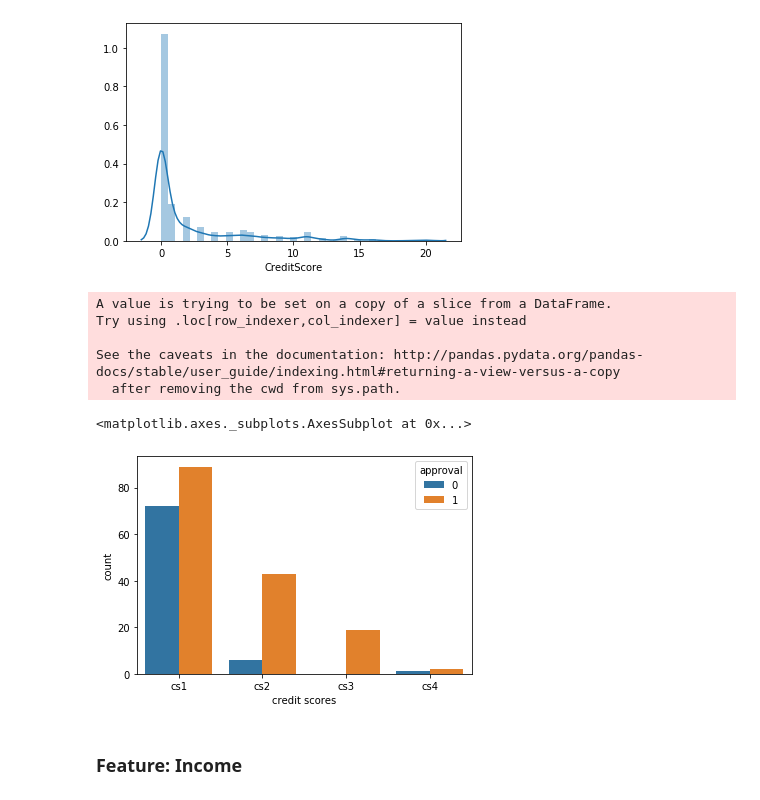
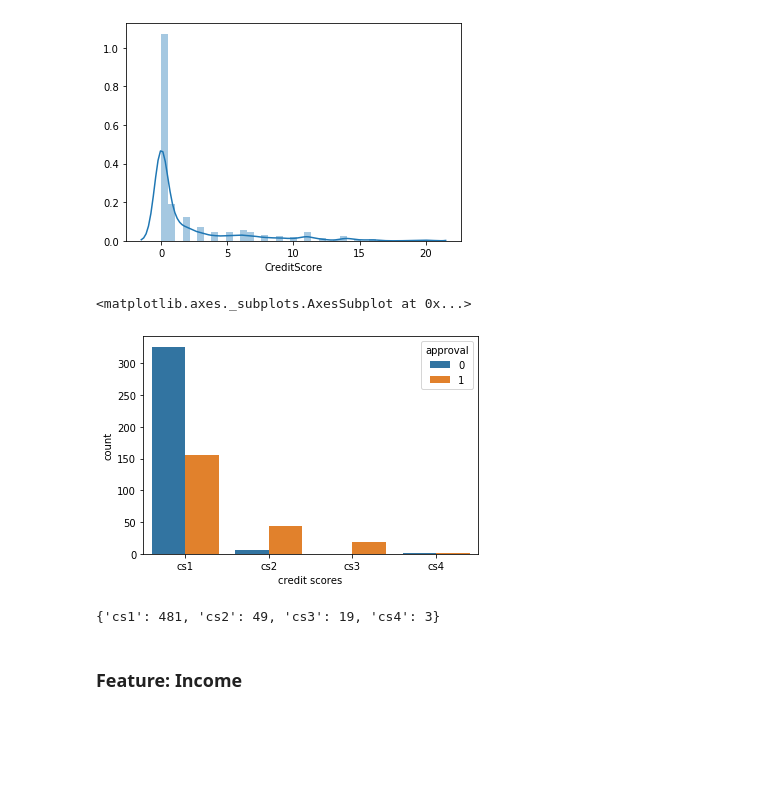
Before and after one commit to akshaynayanravi/credit_card_approval, a Jupyter notebook: credit_card_approval.ipynb, the cells around one changed output. Cells and saved outputs as stored; diff of their text form; code cells hidden in the pictures; blank space fills up the shorter version.

```diff
--- a/credit_card_approval.ipynb
+++ b/credit_card_approval.ipynb
@@ -185,7 +180,7 @@ sns.distplot(data_with_no_mv['Key'])
 #Binning Variable Key into Logical Categories
 bins = [0, 150, 300, 450, 600]
 labels = ['k1', 'k2', 'k3', 'k4']
-data_with_no_mv['key group'] = pd.cut(data_with_no_mv['Key'], bins, labels=labels)
+data_with_no_mv.loc[0:, 'key group'] = pd.cut(data_with_no_mv['Key'], bins, labels=labels)
 
 #Countplot of the variable Key Group
 sns.countplot(x='key group', hue='approval', data=data_with_no_mv)
@@ -208,7 +198,7 @@ sns.distplot(data_with_no_mv['Debt'])
 #Binning Variable Debt into Logical Categories
 bins = [-1, 7.5, 15, 22.5, 30]
 labels = ['d1', 'd2', 'd3', 'd4']
-data_with_no_mv['debt group'] = pd.cut(data_with_no_mv['Debt'], bins, labels=labels)
+data_with_no_mv.loc[0:, 'debt group'] = pd.cut(data_with_no_mv['Debt'], bins, labels=labels)
 
 #Countplot for the variable Debt Group
 sns.countplot(x='debt group', hue='approval', data=data_with_no_mv)
@@ -230,4 +215,4 @@ sns.distplot(data_with_no_mv['YearsEmployed'])
 # %%
-data_with_no_mv['YearsEmployed'] = data_with_no_mv['YearsEmployed'].round(1)
+data_with_no_mv.loc[0:, 'YearsEmployed'] = data_with_no_mv['YearsEmployed'].round(1)
 data_with_no_mv['YearsEmployed'].describe()
 # %% [output]
@@ -248,8 +228,8 @@ Name: YearsEmployed, dtype: float64
 # %%
 #Binning Variable Years Employed into Logical Categories
-bins = [0, 5, 10, 15, 21]
+bins = [-1, 5, 10, 15, 21]
 labels = ['fiveyears', 'tenyears', 'fifteenyears', 'twentyyears']
-data_with_no_mv['employement'] = pd.cut(data_with_no_mv['YearsEmployed'], bins, labels=labels)
+data_with_no_mv.loc[0:, 'employement'] = pd.cut(data_with_no_mv['YearsEmployed'], bins, labels=labels)
 
 #Countplot for the varibale Employement
 sns.countplot(x='employement', hue='approval', data=data_with_no_mv)
@@ -270,20 +253,19 @@ sns.distplot(data_with_no_mv['CreditScore'])
 [figure]
 # %%
 #Binning Variable Credit Score into Logical Categories
-bins = [0, 6, 11, 16, 21]
+bins = [-1, 6, 11, 16, 21]
 labels = ['cs1', 'cs2', 'cs3', 'cs4']
-data_with_no_mv['credit scores'] = pd.cut(data_with_no_mv['CreditScore'], bins, labels=labels)
+data_with_no_mv.loc[0:, 'credit scores'] = pd.cut(data_with_no_mv['CreditScore'], bins, labels=labels)
 
 #Countplot for the variable Credit Score
 sns.countplot(x='credit scores', hue='approval', data=data_with_no_mv)
 # %% [output]
-A value is trying to be set on a copy of a slice from a DataFrame.
-Try using .loc[row_indexer,col_indexer] = value instead
-
-See the caveats in the documentation: http://pandas.pydata.org/pandas-docs/stable/user_guide/indexing.html#returning-a-view-versus-a-copy
-  after removing the cwd from sys.path.
+<matplotlib.axes._subplots.AxesSubplot at 0x...>
-<matplotlib.axes._subplots.AxesSubplot at 0x...>
-[figure, old version]
+[figure, new version]
+# %%
+data_with_no_mv['credit scores'].value_counts().to_dict()
+# %% [output]
+{'cs1': 481, 'cs2': 49, 'cs3': 19, 'cs4': 3}
 # %% [markdown]
 ### Feature: Income
 # %%
```
Also changed, not shown: parts of 27 cells of this notebook.
